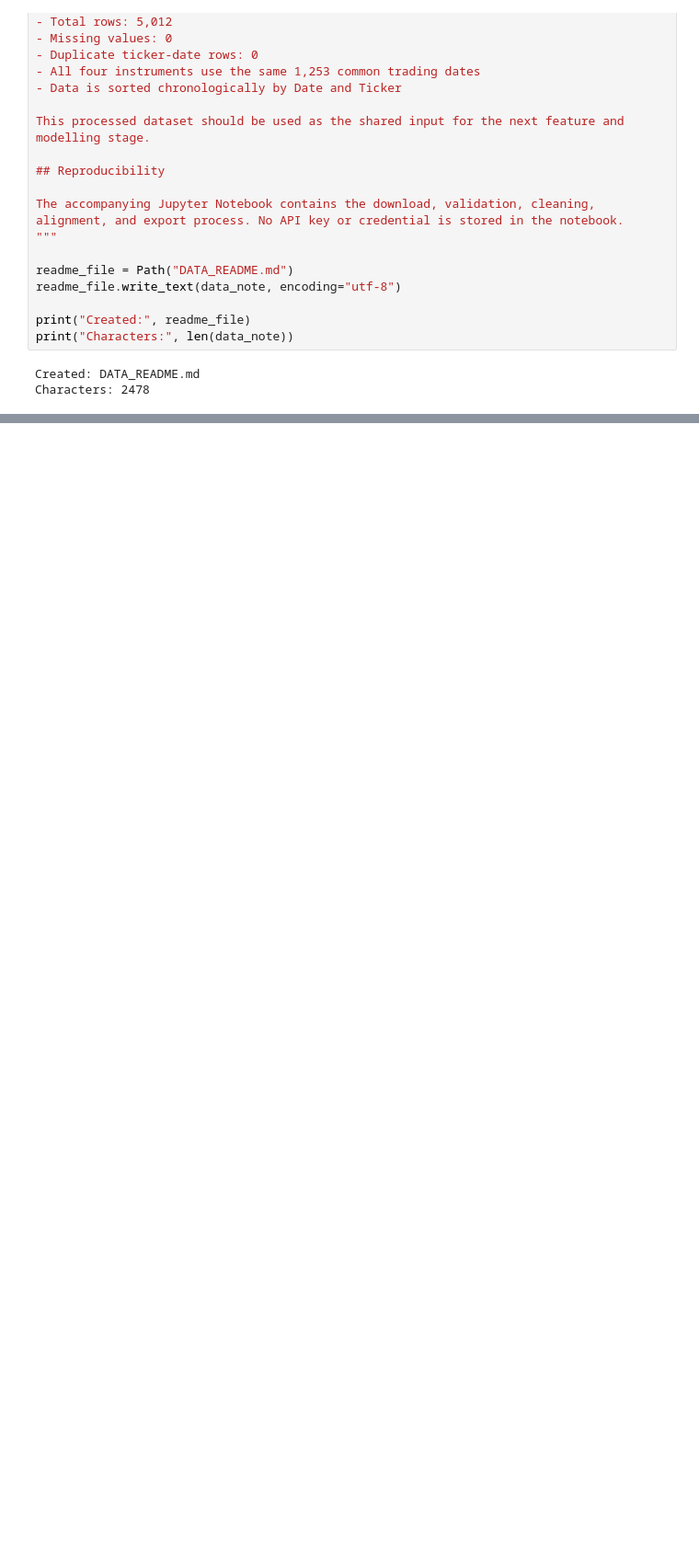
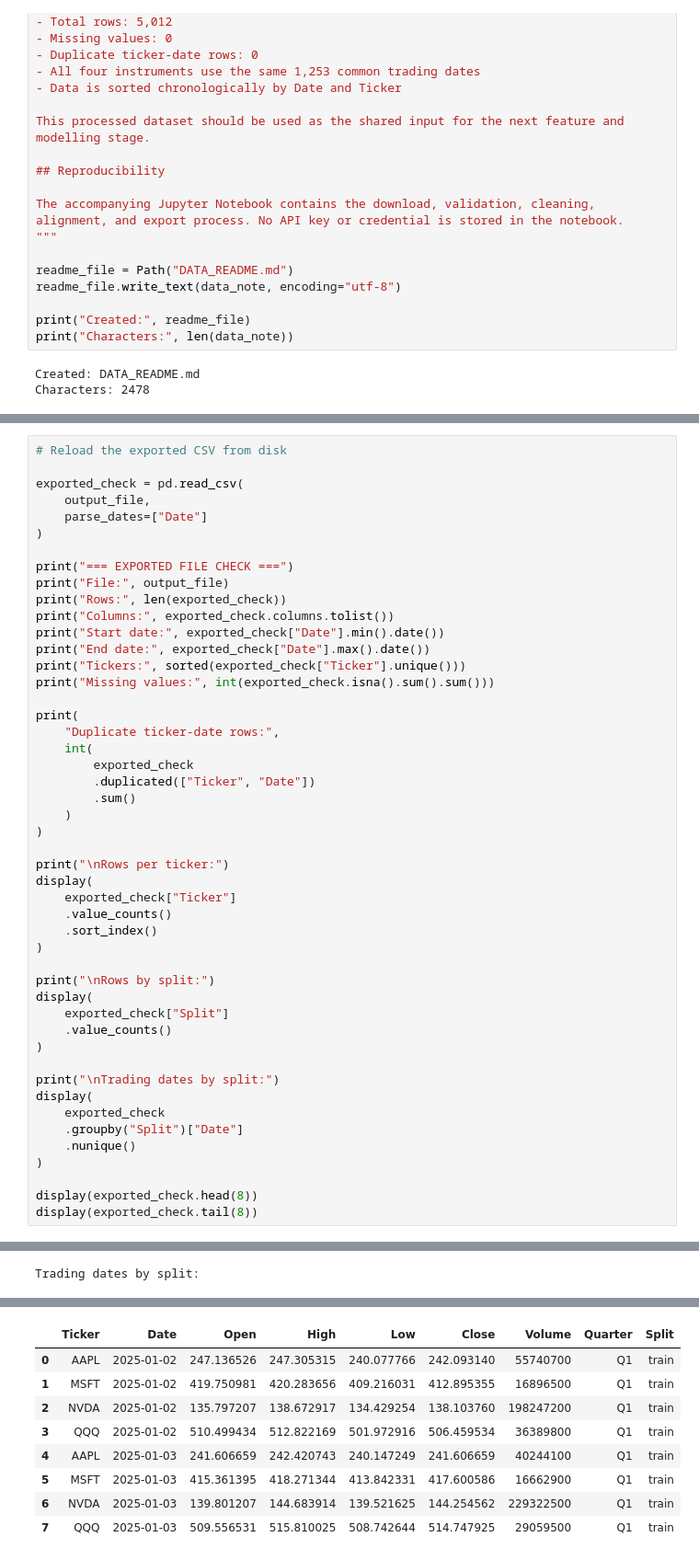
Before and after one commit to Bastob96/SemanticMLPFinance, a Jupyter notebook: notebooks/download_and_clean_yahoo_data.ipynb, the cells around one changed output, grey strips where cells are left out. Shown at 92% size. Saved outputs shown, nothing was run; the diff lists cells and outputs as text; blank space fills up the shorter version.

```diff
--- a/notebooks/download_and_clean_yahoo_data.ipynb
+++ b/notebooks/download_and_clean_yahoo_data.ipynb
@@ -454,0 +830,49 @@ Characters: 2478
+# %%
+# Reload the exported CSV from disk
+
+exported_check = pd.read_csv(
+    output_file,
+    parse_dates=["Date"]
+)
+
+print("=== EXPORTED FILE CHECK ===")
+print("File:", output_file)
+print("Rows:", len(exported_check))
+print("Columns:", exported_check.columns.tolist())
+print("Start date:", exported_check["Date"].min().date())
+print("End date:", exported_check["Date"].max().date())
+print("Tickers:", sorted(exported_check["Ticker"].unique()))
+print("Missing values:", int(exported_check.isna().sum().sum()))
+
+print(
+    "Duplicate ticker-date rows:",
+    int(
+        exported_check
+        .duplicated(["Ticker", "Date"])
+        .sum()
+    )
+)
+
+print("\nRows per ticker:")
+display(
+    exported_check["Ticker"]
+    .value_counts()
+    .sort_index()
+)
+
+print("\nRows by split:")
+display(
+    exported_check["Split"]
+    .value_counts()
+)
+
+print("\nTrading dates by split:")
+display(
+    exported_check
+    .groupby("Split")["Date"]
+    .nunique()
+)
+
+display(exported_check.head(8))
+display(exported_check.tail(8))
+# %% [output]
@@ -454,0 +902 @@ Characters: 2478
+Trading dates by split:
@@ -454,0 +908,9 @@ Characters: 2478
+|  | Ticker | Date | Open | High | Low | Close | Volume | Quarter | Split |
+| 0 | AAPL | 2025-01-02 | 247.136526 | 247.305315 | 240.077766 | 242.093140 | 55740700 | Q1 | train |
+| 1 | MSFT | 2025-01-02 | 419.750981 | 420.283656 | 409.216031 | 412.895355 | 16896500 | Q1 | train |
+| 2 | NVDA | 2025-01-02 | 135.797207 | 138.672917 | 134.429254 | 138.103760 | 198247200 | Q1 | train |
+| 3 | QQQ | 2025-01-02 | 510.499434 | 512.822169 | 501.972916 | 506.459534 | 36389800 | Q1 | train |
+| 4 | AAPL | 2025-01-03 | 241.606659 | 242.420743 | 240.147249 | 241.606659 | 40244100 | Q1 | train |
+| 5 | MSFT | 2025-01-03 | 415.361395 | 418.271344 | 413.842331 | 417.600586 | 16662900 | Q1 | train |
+| 6 | NVDA | 2025-01-03 | 139.801207 | 144.683914 | 139.521625 | 144.254562 | 229322500 | Q1 | train |
+| 7 | QQQ | 2025-01-03 | 509.556531 | 515.810025 | 508.742644 | 514.747925 | 29059500 | Q1 | train |
```
Also changed, not shown: parts of 8 cells of this notebook.
